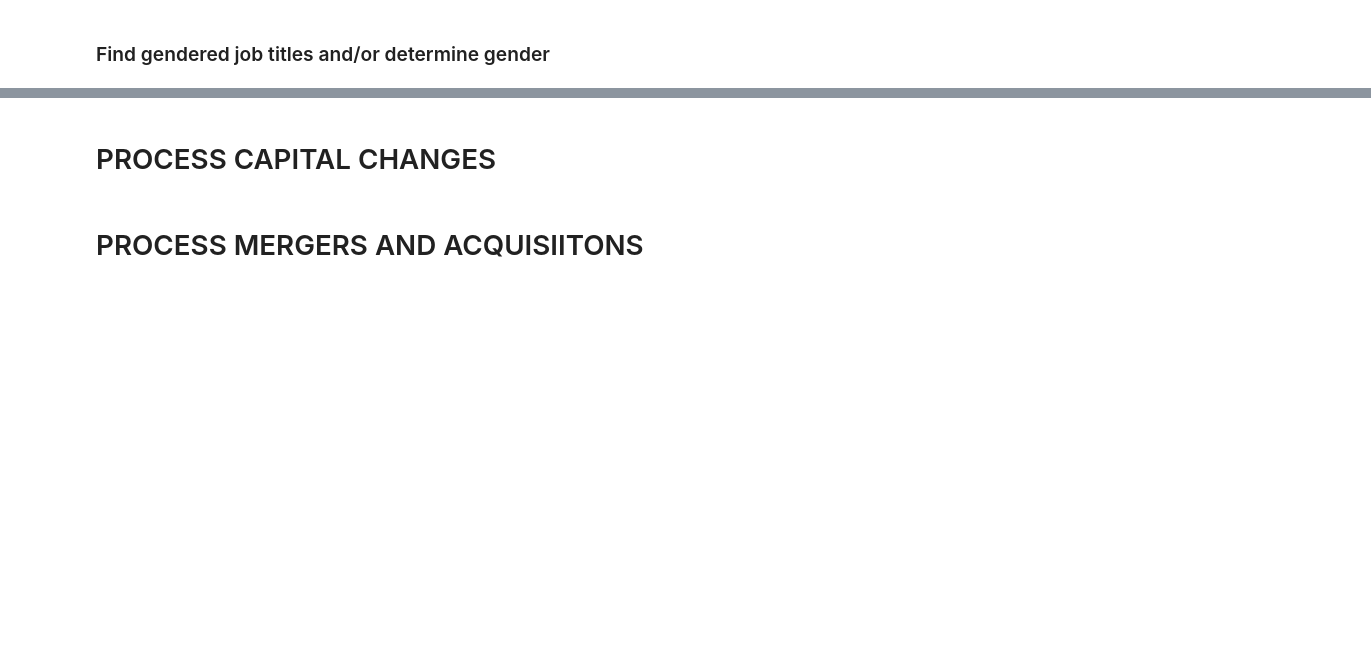
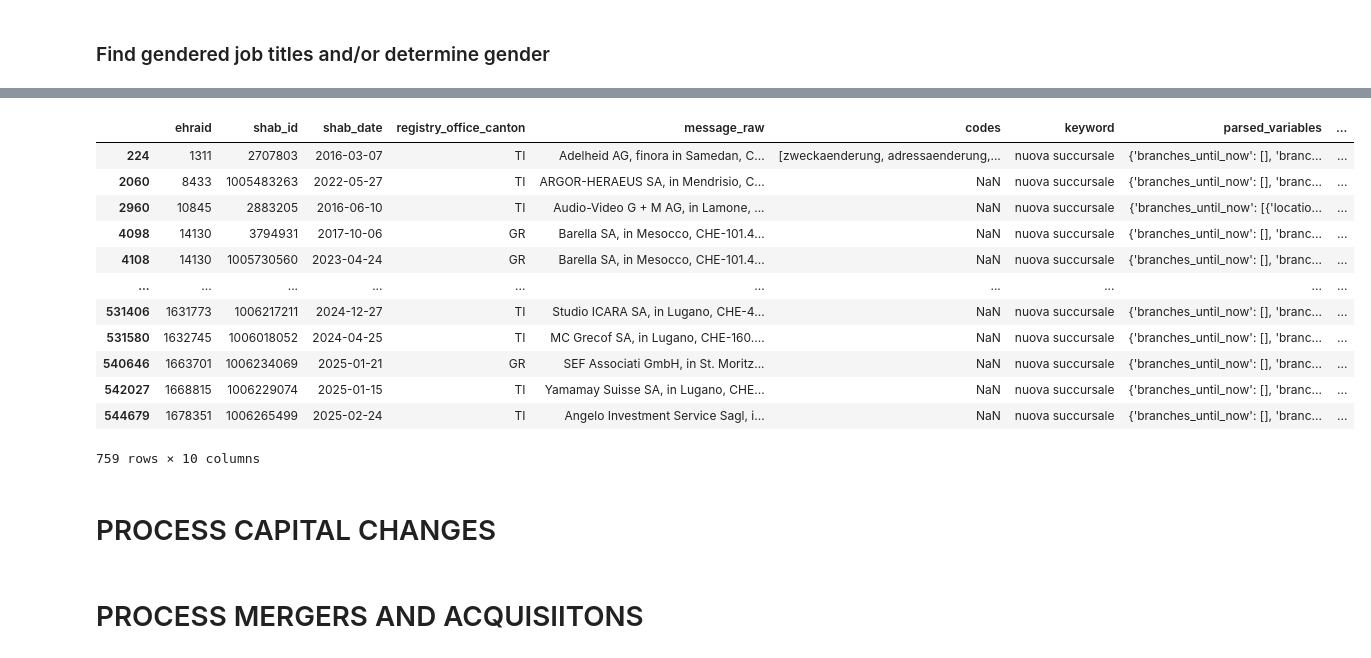
Before and after one commit to MaBlock7/company_success_prediction, a Jupyter notebook: src/shab_message_notebook.ipynb, the cells around one changed output, grey strips where cells are left out. Saved outputs shown, nothing was run; the diff lists cells and outputs as text; code cells hidden in the pictures; blank space fills up the shorter version.

```diff
--- a/src/shab_message_notebook.ipynb
+++ b/src/shab_message_notebook.ipynb
@@ -33,5 +33,5 @@ with connect_database() as con:
 # %%
-parsed_shab_messages = pd.read_csv(EXTERNAL_DATA_DIR / 'rule_based_parsing_fr.csv')
+parsed_shab_messages = pd.read_csv(EXTERNAL_DATA_DIR / f'final_{LANGUAGE}.csv')
 # %%
 parsed_shab_messages['parsed_variables'] = parsed_shab_messages.parsed_variables.fillna('{}')
 parsed_shab_messages['parsed_variables'] = parsed_shab_messages.parsed_variables.apply(ast.literal_eval)
@@ -448,0 +545,2 @@ df_people_concat['gender'] = df_people_concat.apply(lambda x: determine_gender(g
+# %%
+firm_changes_df = shab_merged[shab_merged.main_group == 'firm and address changes'].copy()
@@ -449,2 +559,23 @@ df_people_concat['gender'] = df_people_concat.apply(lambda x: determine_gender(g
+# %%
+firm_name_df = firm_changes_df[firm_changes_df['keyword'] == 'nuova ditta']
+firm_address_df = firm_changes_df[firm_changes_df['keyword'].isin(['nuovo recapito', 'altri indirizzi', 'indirizzo della liquidazione', 'nuovo indirizzo postale'])]
+firm_seat_df = firm_changes_df[firm_changes_df['keyword'].isin(['nuova sede', 'nuova sede principale', 'sede principale'])]
+branches_df = firm_changes_df[firm_changes_df['keyword'].isin(['nuova succursale', 'succursale radiata'])]
+# %%
+branches_df
+# %% [output]
+|  | ehraid | shab_id | shab_date | registry_office_canton | message_raw | codes | keyword | parsed_variables | ... |
+| 224 | 1311 | 2707803 | 2016-03-07 | TI | Adelheid AG, finora in Samedan, C... | [zweckaenderung, adressaenderung,... | nuova succursale | {'branches_until_now': [], 'branc... | ... |
+| 2060 | 8433 | 1005483263 | 2022-05-27 | TI | ARGOR-HERAEUS SA, in Mendrisio, C... | NaN | nuova succursale | {'branches_until_now': [], 'branc... | ... |
+| 2960 | 10845 | 2883205 | 2016-06-10 | TI | Audio-Video G + M AG, in Lamone, ... | NaN | nuova succursale | {'branches_until_now': [{'locatio... | ... |
+| 4098 | 14130 | 3794931 | 2017-10-06 | GR | Barella SA, in Mesocco, CHE-101.4... | NaN | nuova succursale | {'branches_until_now': [], 'branc... | ... |
+| 4108 | 14130 | 1005730560 | 2023-04-24 | GR | Barella SA, in Mesocco, CHE-101.4... | NaN | nuova succursale | {'branches_until_now': [], 'branc... | ... |
+| ... | ... | ... | ... | ... | ... | ... | ... | ... | ... |
+| 531406 | 1631773 | 1006217211 | 2024-12-27 | TI | Studio ICARA SA, in Lugano, CHE-4... | NaN | nuova succursale | {'branches_until_now': [], 'branc... | ... |
+| 531580 | 1632745 | 1006018052 | 2024-04-25 | TI | MC Grecof SA, in Lugano, CHE-160.... | NaN | nuova succursale | {'branches_until_now': [], 'branc... | ... |
+| 540646 | 1663701 | 1006234069 | 2025-01-21 | GR | SEF Associati GmbH, in St. Moritz... | NaN | nuova succursale | {'branches_until_now': [], 'branc... | ... |
+| 542027 | 1668815 | 1006229074 | 2025-01-15 | TI | Yamamay Suisse SA, in Lugano, CHE... | NaN | nuova succursale | {'branches_until_now': [], 'branc... | ... |
+| 544679 | 1678351 | 1006265499 | 2025-02-24 | TI | Angelo Investment Service Sagl, i... | NaN | nuova succursale | {'branches_until_now': [], 'branc... | ... |
+759 rows × 10 columns
 # %% [markdown]
 # PROCESS CAPITAL CHANGES
```
Also changed, not shown: parts of 34 cells of this notebook, 2 other files.
